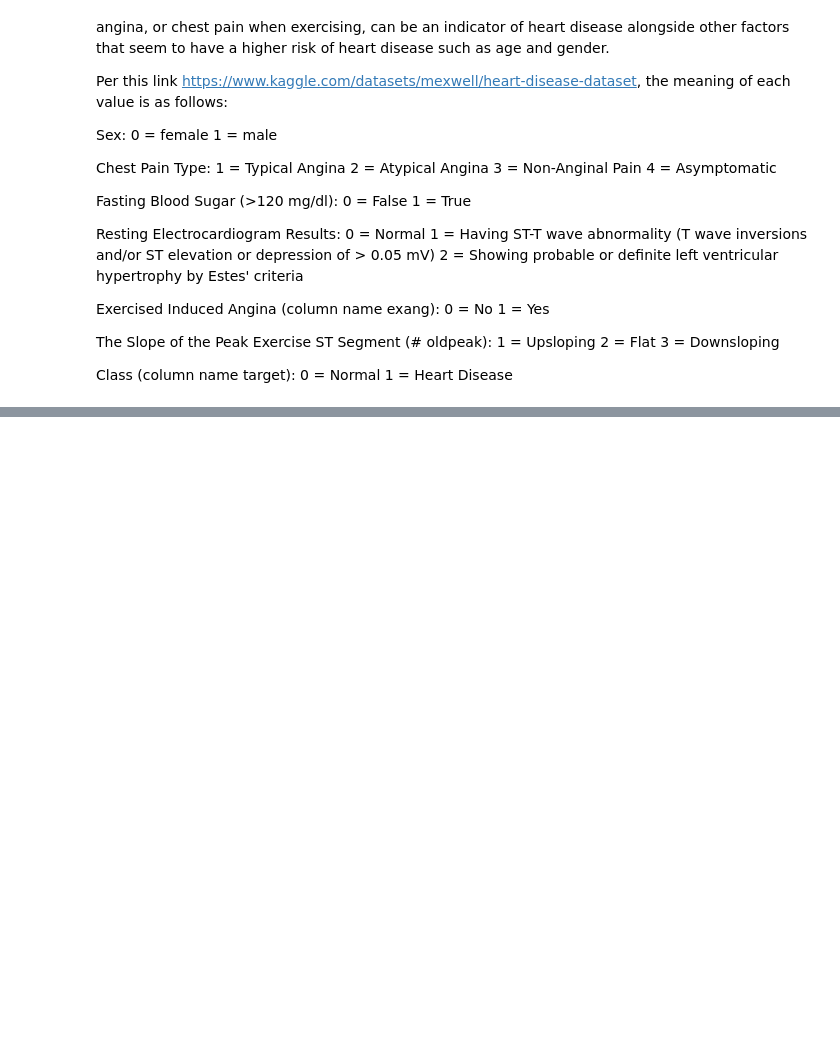
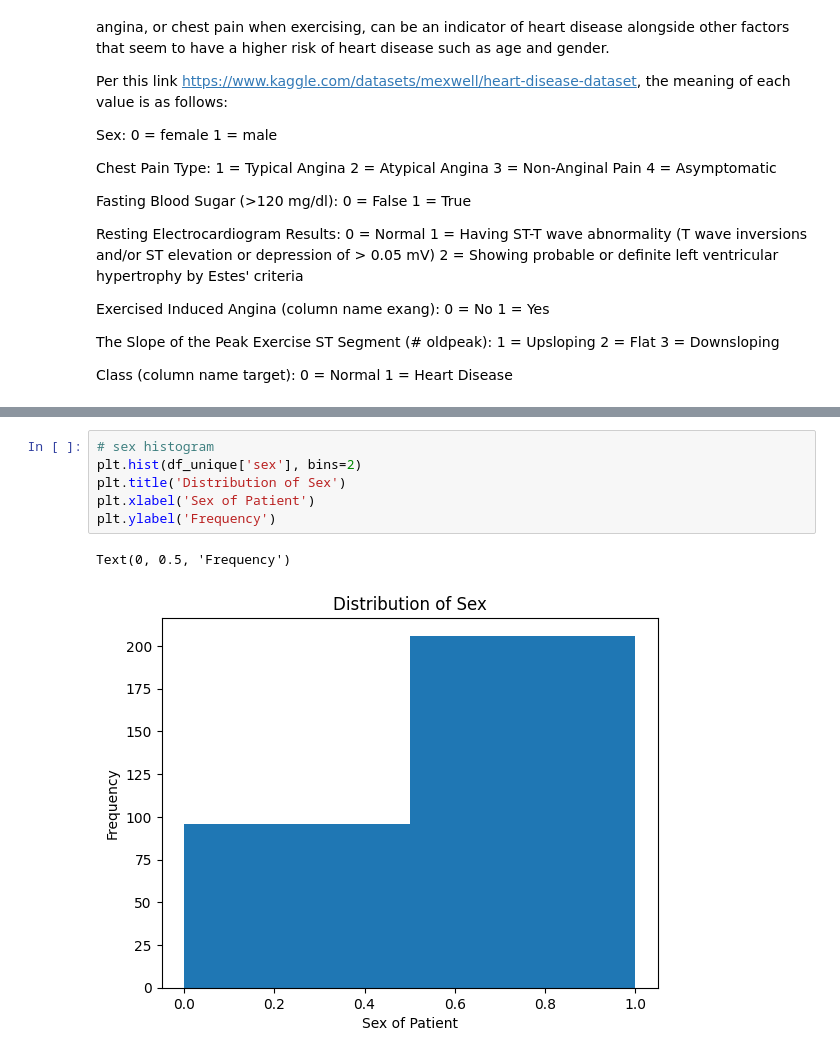
Before and after one commit to jtuffnell1902/Heart-Disease-Predictions, a Jupyter notebook: Heart Disease Prediction (Py).ipynb, the cells around one changed output, grey strips where cells are left out. Cells and saved outputs as stored; diff of their text form; blank space fills up the shorter version.

```diff
--- a/Heart Disease Prediction (Py).ipynb
+++ b/Heart Disease Prediction (Py).ipynb
@@ -72,0 +83,9 @@ df.head()
+# %%
+# sex histogram
+plt.hist(df_unique['sex'], bins=2)
+plt.title('Distribution of Sex')
+plt.xlabel('Sex of Patient')
+plt.ylabel('Frequency')
+# %% [output]
+Text(0, 0.5, 'Frequency')
+[figure, added]
```
Also changed, not shown: parts of 5 cells of this notebook.
